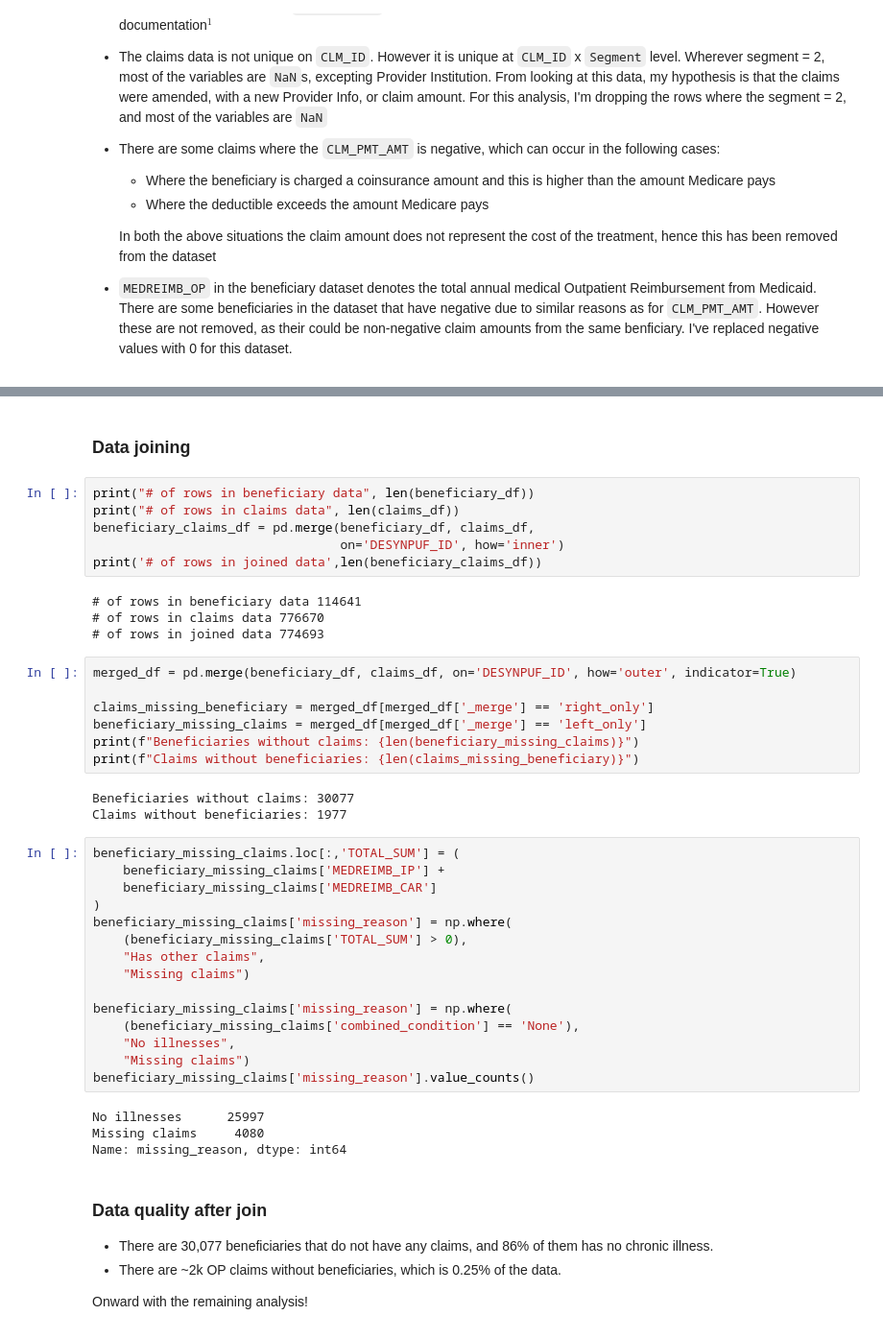
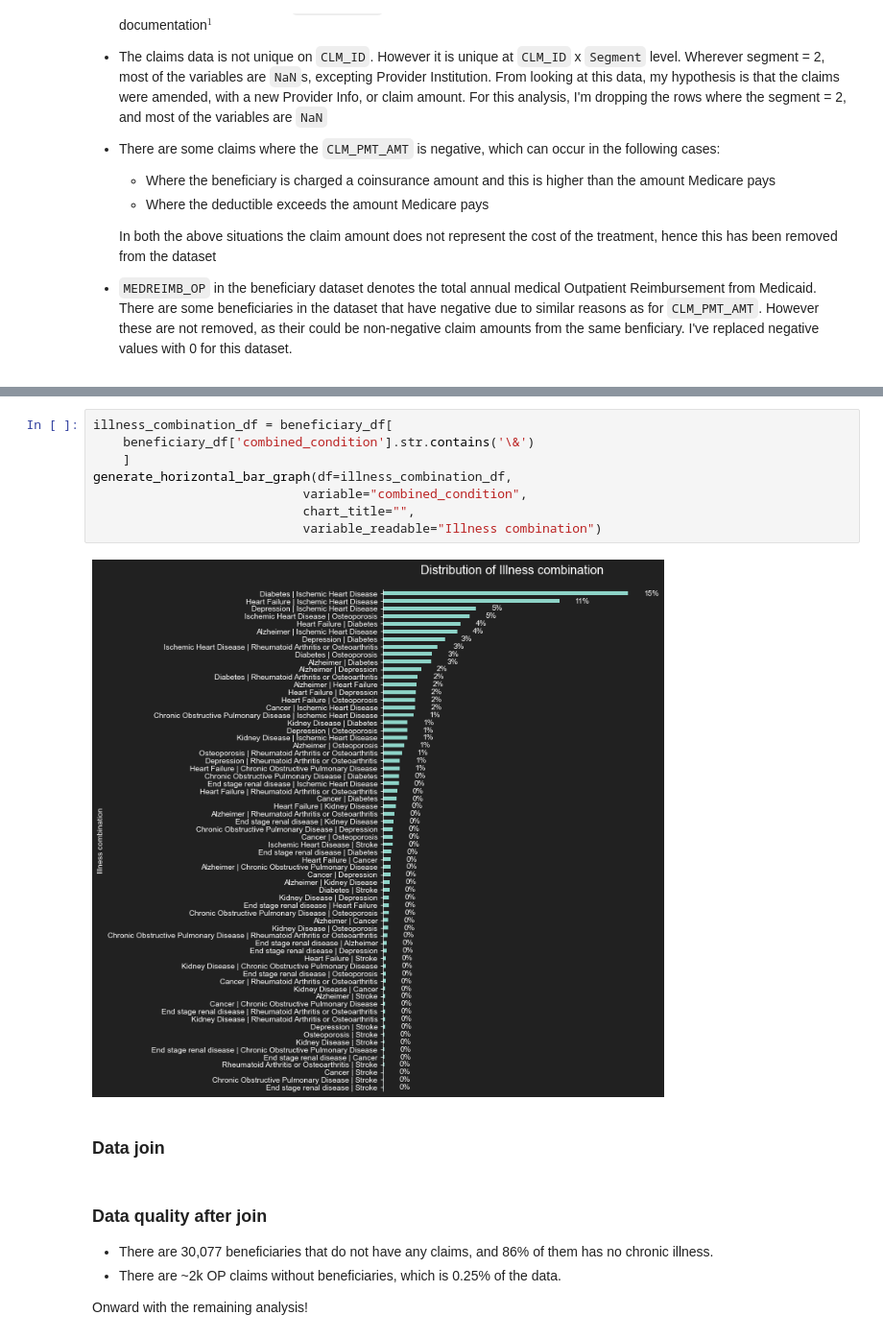
Before and after one commit to pattern-recogniser/python-helper, a Jupyter notebook: Outpatient claims analysis.ipynb, the cells around one changed output, grey strips where cells are left out. Shown at 96% size. Cells and saved outputs as stored; diff of their text form.

```diff
--- a/Outpatient claims analysis.ipynb
+++ b/Outpatient claims analysis.ipynb
@@ -443,44 +232,15 @@ See the caveats in the documentation: https://pandas.pydata.org/pandas-docs/stab
+# %%
+illness_combination_df = beneficiary_df[
+    beneficiary_df['combined_condition'].str.contains('\&')
+    ]
+generate_horizontal_bar_graph(df=illness_combination_df,
+                            variable="combined_condition",
+                            chart_title="",
+                            variable_readable="Illness combination")
+# %% [output]
+[figure, added]
 # %% [markdown]
-### Data joining
+### Data join
-# %%
-print("# of rows in beneficiary data", len(beneficiary_df))
-print("# of rows in claims data", len(claims_df))
-beneficiary_claims_df = pd.merge(beneficiary_df, claims_df,
-                                 on='DESYNPUF_ID', how='inner')
-print('# of rows in joined data',len(beneficiary_claims_df))
-# %% [output]
-# of rows in beneficiary data 114641
-# of rows in claims data 776670
-# of rows in joined data 774693
-# %%
-merged_df = pd.merge(beneficiary_df, claims_df, on='DESYNPUF_ID', how='outer', indicator=True)
-
-claims_missing_beneficiary = merged_df[merged_df['_merge'] == 'right_only']
-beneficiary_missing_claims = merged_df[merged_df['_merge'] == 'left_only']
-print(f"Beneficiaries without claims: {len(beneficiary_missing_claims)}")
-print(f"Claims without beneficiaries: {len(claims_missing_beneficiary)}")
-# %% [output]
-Beneficiaries without claims: 30077
-Claims without beneficiaries: 1977
-# %%
-beneficiary_missing_claims.loc[:,'TOTAL_SUM'] = (
-    beneficiary_missing_claims['MEDREIMB_IP'] +
-    beneficiary_missing_claims['MEDREIMB_CAR']
-)
-beneficiary_missing_claims['missing_reason'] = np.where(
-    (beneficiary_missing_claims['TOTAL_SUM'] > 0),
-    "Has other claims",
-    "Missing claims")
-
-beneficiary_missing_claims['missing_reason'] = np.where(
-    (beneficiary_missing_claims['combined_condition'] == 'None'),
-    "No illnesses",
-    "Missing claims")
-beneficiary_missing_claims['missing_reason'].value_counts()
-# %% [output]
-No illnesses      25997
-Missing claims     4080
-Name: missing_reason, dtype: int64
 # %% [markdown]
 ### Data quality after join
 - There are 30,077 beneficiaries that do not have any claims, and 86% of them
```
Also changed, not shown: parts of 36 cells of this notebook, 1 other file.
